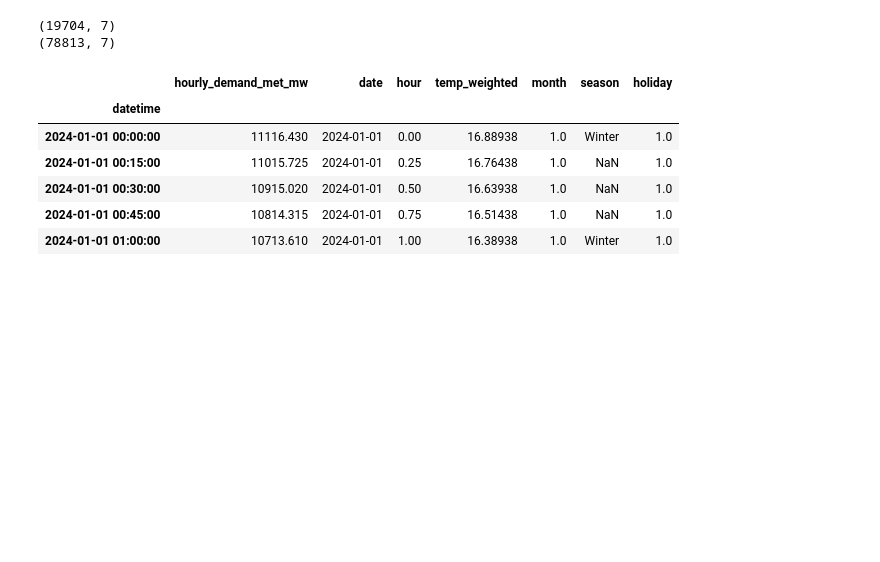
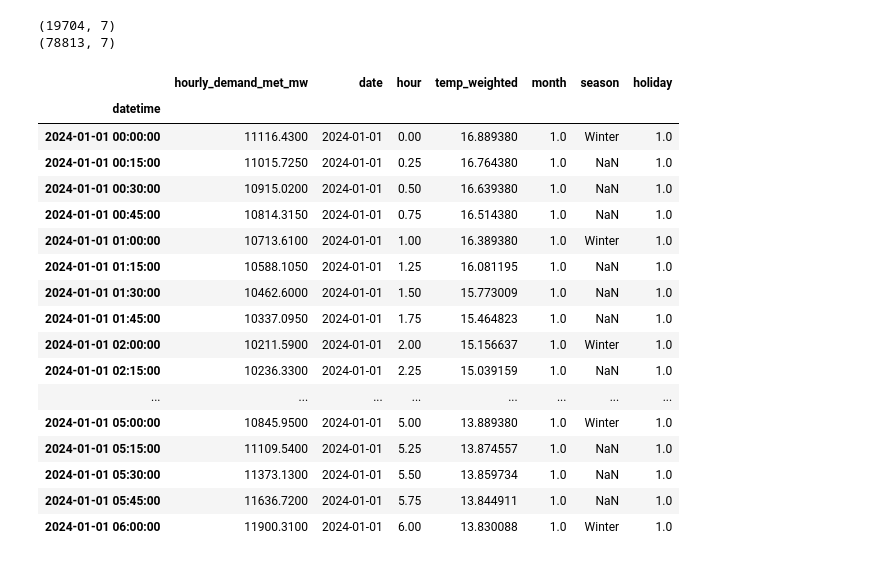
Before and after one commit to Akshat-Rai0/NTPC-NVVN-MP, a Jupyter notebook: data/helper data/EDA.ipynb, the cells around one changed output. Drawn from its saved outputs; the diff is of its cells as text; code cells hidden in the pictures; blank space fills up the shorter version.

```diff
--- a/data/helper data/EDA.ipynb
+++ b/data/helper data/EDA.ipynb
@@ -332,13 +328,24 @@ df_hourly.to_csv(
 df_15min.to_csv(
     "mp_15min_interpolated.csv"
 )
-# %%
-df_15min.head()
-# %% [output]
-|  | hourly_demand_met_mw | date | hour | temp_weighted | month | season | holiday |
-| datetime |  |  |  |  |  |  |  |
-| 2024-01-01 00:00:00 | 11116.430 | 2024-01-01 | 0.00 | 16.88938 | 1.0 | Winter | 1.0 |
-| 2024-01-01 00:15:00 | 11015.725 | 2024-01-01 | 0.25 | 16.76438 | 1.0 | NaN | 1.0 |
-| 2024-01-01 00:30:00 | 10915.020 | 2024-01-01 | 0.50 | 16.63938 | 1.0 | NaN | 1.0 |
-| 2024-01-01 00:45:00 | 10814.315 | 2024-01-01 | 0.75 | 16.51438 | 1.0 | NaN | 1.0 |
-| 2024-01-01 01:00:00 | 10713.610 | 2024-01-01 | 1.00 | 16.38938 | 1.0 | Winter | 1.0 |
+# %%
+df_15min.head(25)
+# %% [output]
+|  | hourly_demand_met_mw | date | hour | temp_weighted | month | season | holiday |
+| datetime |  |  |  |  |  |  |  |
+| 2024-01-01 00:00:00 | 11116.4300 | 2024-01-01 | 0.00 | 16.889380 | 1.0 | Winter | 1.0 |
+| 2024-01-01 00:15:00 | 11015.7250 | 2024-01-01 | 0.25 | 16.764380 | 1.0 | NaN | 1.0 |
+| 2024-01-01 00:30:00 | 10915.0200 | 2024-01-01 | 0.50 | 16.639380 | 1.0 | NaN | 1.0 |
+| 2024-01-01 00:45:00 | 10814.3150 | 2024-01-01 | 0.75 | 16.514380 | 1.0 | NaN | 1.0 |
+| 2024-01-01 01:00:00 | 10713.6100 | 2024-01-01 | 1.00 | 16.389380 | 1.0 | Winter | 1.0 |
+| 2024-01-01 01:15:00 | 10588.1050 | 2024-01-01 | 1.25 | 16.081195 | 1.0 | NaN | 1.0 |
+| 2024-01-01 01:30:00 | 10462.6000 | 2024-01-01 | 1.50 | 15.773009 | 1.0 | NaN | 1.0 |
+| 2024-01-01 01:45:00 | 10337.0950 | 2024-01-01 | 1.75 | 15.464823 | 1.0 | NaN | 1.0 |
+| 2024-01-01 02:00:00 | 10211.5900 | 2024-01-01 | 2.00 | 15.156637 | 1.0 | Winter | 1.0 |
+| 2024-01-01 02:15:00 | 10236.3300 | 2024-01-01 | 2.25 | 15.039159 | 1.0 | NaN | 1.0 |
+| ... | ... | ... | ... | ... | ... | ... | ... |
+| 2024-01-01 05:00:00 | 10845.9500 | 2024-01-01 | 5.00 | 13.889380 | 1.0 | Winter | 1.0 |
+| 2024-01-01 05:15:00 | 11109.5400 | 2024-01-01 | 5.25 | 13.874557 | 1.0 | NaN | 1.0 |
+| 2024-01-01 05:30:00 | 11373.1300 | 2024-01-01 | 5.50 | 13.859734 | 1.0 | NaN | 1.0 |
+| 2024-01-01 05:45:00 | 11636.7200 | 2024-01-01 | 5.75 | 13.844911 | 1.0 | NaN | 1.0 |
+| 2024-01-01 06:00:00 | 11900.3100 | 2024-01-01 | 6.00 | 13.830088 | 1.0 | Winter | 1.0 |
```
Also changed, not shown: parts of 7 cells of this notebook, 1 other file.
